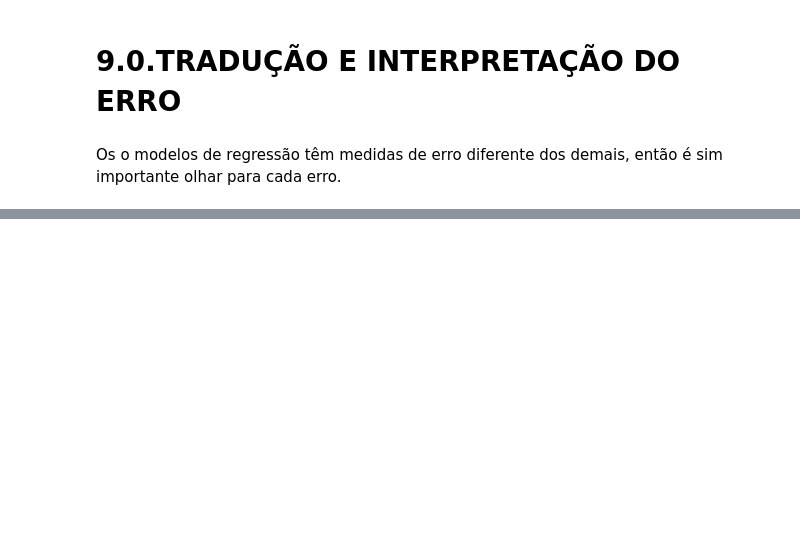
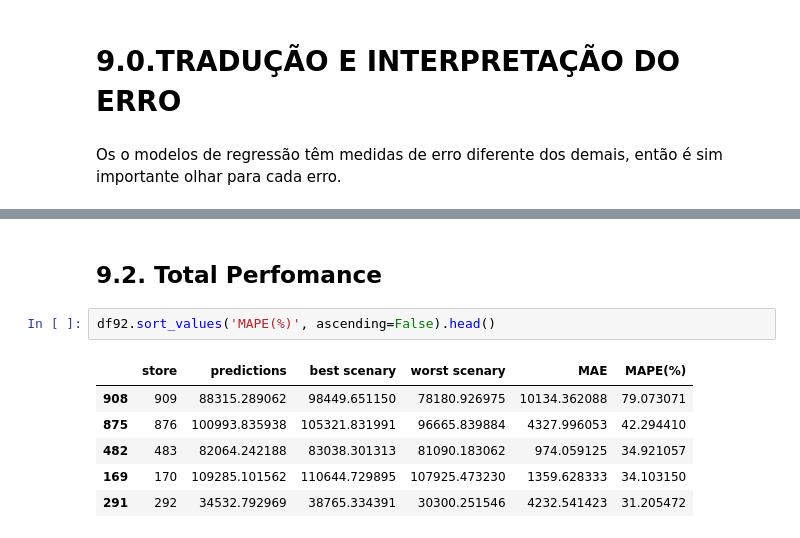
Before and after one commit to vivianebuge/ds-em-producao, a Jupyter notebook: m07_v01_store_sales_prediction.ipynb, the cells around one changed output, grey strips where cells are left out. Cells and saved outputs as stored; diff of their text form; blank space fills up the shorter version.

```diff
--- a/m07_v01_store_sales_prediction.ipynb
+++ b/m07_v01_store_sales_prediction.ipynb
@@ -1365,0 +1388,11 @@ xgb_result_tuned
+# %% [markdown]
+## 9.2. Total Perfomance
+# %%
+df92.sort_values('MAPE(%)', ascending=False).head()
+# %% [output]
+|  | store | predictions | best scenary | worst scenary | MAE | MAPE(%) |
+| 908 | 909 | 88315.289062 | 98449.651150 | 78180.926975 | 10134.362088 | 79.073071 |
+| 875 | 876 | 100993.835938 | 105321.831991 | 96665.839884 | 4327.996053 | 42.294410 |
+| 482 | 483 | 82064.242188 | 83038.301313 | 81090.183062 | 974.059125 | 34.921057 |
+| 169 | 170 | 109285.101562 | 110644.729895 | 107925.473230 | 1359.628333 | 34.103150 |
+| 291 | 292 | 34532.792969 | 38765.334391 | 30300.251546 | 4232.541423 | 31.205472 |
```
Also changed, not shown: parts of 29 cells of this notebook, 3 other files.
